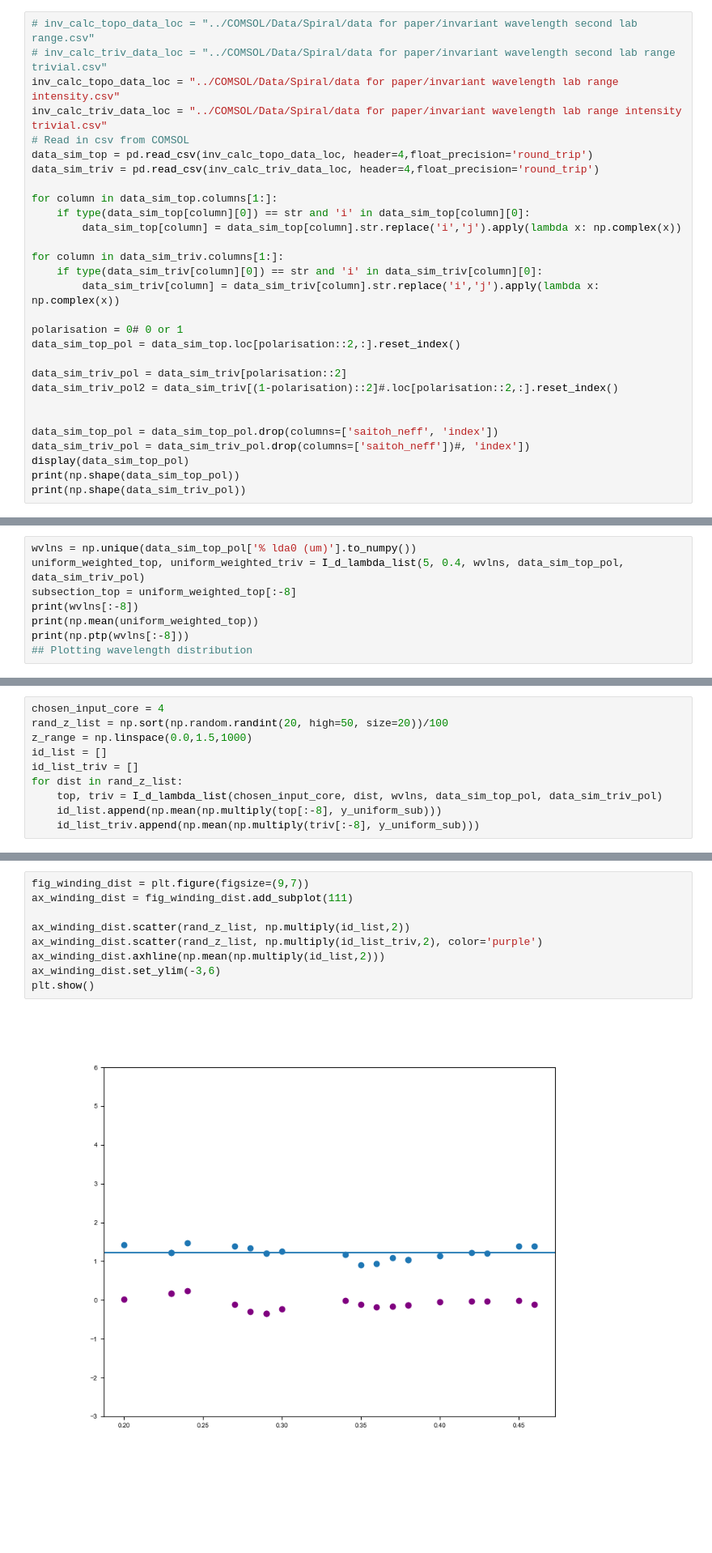
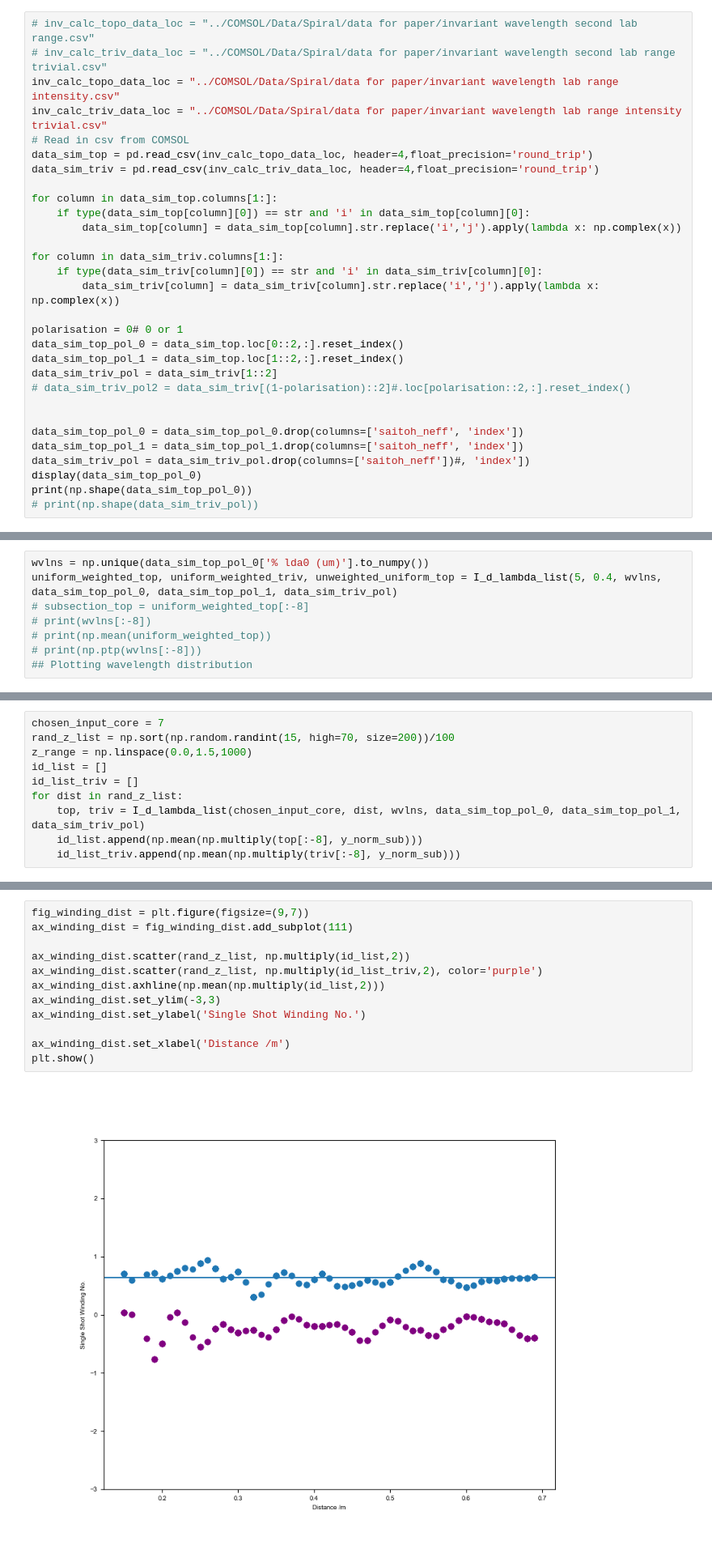
Before and after one commit to NRobertsF91W/PhD-Jupyter-Notebooks, a Jupyter notebook: Single Shot Investigation.ipynb, the cells around one changed output, grey strips where cells are left out. Shown at 81% size. Drawn from its saved outputs; the diff is of its cells as text; blank space fills up the shorter version.

```diff
--- a/Single Shot Investigation.ipynb
+++ b/Single Shot Investigation.ipynb
@@ -44,17 +44,18 @@ for column in data_sim_triv.columns[1:]:
         data_sim_triv[column] = data_sim_triv[column].str.replace('i','j').apply(lambda x: np.complex(x))
 
 polarisation = 0# 0 or 1
-data_sim_top_pol = data_sim_top.loc[polarisation::2,:].reset_index()
-
-data_sim_triv_pol = data_sim_triv[polarisation::2]
-data_sim_triv_pol2 = data_sim_triv[(1-polarisation)::2]#.loc[polarisation::2,:].reset_index()
+data_sim_top_pol_0 = data_sim_top.loc[0::2,:].reset_index()
+data_sim_top_pol_1 = data_sim_top.loc[1::2,:].reset_index()
+data_sim_triv_pol = data_sim_triv[1::2]
+# data_sim_triv_pol2 = data_sim_triv[(1-polarisation)::2]#.loc[polarisation::2,:].reset_index()
 
 
-data_sim_top_pol = data_sim_top_pol.drop(columns=['saitoh_neff', 'index'])
+data_sim_top_pol_0 = data_sim_top_pol_0.drop(columns=['saitoh_neff', 'index'])
+data_sim_top_pol_1 = data_sim_top_pol_1.drop(columns=['saitoh_neff', 'index'])
 data_sim_triv_pol = data_sim_triv_pol.drop(columns=['saitoh_neff'])#, 'index'])
-display(data_sim_top_pol)
-print(np.shape(data_sim_top_pol))
-print(np.shape(data_sim_triv_pol))
+display(data_sim_top_pol_0)
+print(np.shape(data_sim_top_pol_0))
+# print(np.shape(data_sim_triv_pol))
 # %% [output]
 |  | % lda0 (um) | lambda | Core 1 (kg^2*m^4/(s^6*A^2)) | Core 2 (kg^2*m^4/(s^6*A^2)) | Core 3 (kg^2*m^4/(s^6*A^2)) | ... |
 | 0 | 0.597 | 1.457085 | 4.712664e-08 | 6.996086e-07 | 1.123629e-06 | ... |
@@ -201,9 +282,9 @@ def I_d_lambda_list(input_core, distance, wvln_list, topo_df, triv_df):
 # %%
-wvlns = np.unique(data_sim_top_pol['% lda0 (um)'].to_numpy())
-uniform_weighted_top, uniform_weighted_triv = I_d_lambda_list(5, 0.4, wvlns, data_sim_top_pol, data_sim_triv_pol)
-subsection_top = uniform_weighted_top[:-8]
-print(wvlns[:-8])
-print(np.mean(uniform_weighted_top))
-print(np.ptp(wvlns[:-8]))
+wvlns = np.unique(data_sim_top_pol_0['% lda0 (um)'].to_numpy())
+uniform_weighted_top, uniform_weighted_triv, unweighted_uniform_top = I_d_lambda_list(5, 0.4, wvlns, data_sim_top_pol_0, data_sim_top_pol_1, data_sim_triv_pol)
+# subsection_top = uniform_weighted_top[:-8]
+# print(wvlns[:-8])
+# print(np.mean(uniform_weighted_top))
+# print(np.ptp(wvlns[:-8]))
 ## Plotting wavelength distribution
 # %% [output]
@@ -245,12 +332,12 @@ print(2*np.mean(np.multiply(subsection_top, y_uniform_sub)))
 # %% [markdown]
 ## Plotting winding number against wavelength for a chosen core
 # %%
-chosen_input_core = 4
-rand_z_list = np.sort(np.random.randint(20, high=50, size=20))/100
+chosen_input_core = 7
+rand_z_list = np.sort(np.random.randint(15, high=70, size=200))/100
 z_range = np.linspace(0.0,1.5,1000)
 id_list = []
 id_list_triv = []
 for dist in rand_z_list:
-    top, triv = I_d_lambda_list(chosen_input_core, dist, wvlns, data_sim_top_pol, data_sim_triv_pol)
-    id_list.append(np.mean(np.multiply(top[:-8], y_uniform_sub)))
-    id_list_triv.append(np.mean(np.multiply(triv[:-8], y_uniform_sub)))
+    top, triv = I_d_lambda_list(chosen_input_core, dist, wvlns, data_sim_top_pol_0, data_sim_top_pol_1, data_sim_triv_pol)
+    id_list.append(np.mean(np.multiply(top[:-8], y_norm_sub)))
+    id_list_triv.append(np.mean(np.multiply(triv[:-8], y_norm_sub)))
@@ -257,14 +353,17 @@ for dist in rand_z_list:
 # %%
 fig_winding_dist = plt.figure(figsize=(9,7))
 ax_winding_dist = fig_winding_dist.add_subplot(111)
 
 ax_winding_dist.scatter(rand_z_list, np.multiply(id_list,2))
 ax_winding_dist.scatter(rand_z_list, np.multiply(id_list_triv,2), color='purple')
 ax_winding_dist.axhline(np.mean(np.multiply(id_list,2)))
-ax_winding_dist.set_ylim(-3,6)
+ax_winding_dist.set_ylim(-3,3)
+ax_winding_dist.set_ylabel('Single Shot Winding No.')
+
+ax_winding_dist.set_xlabel('Distance /m')
 plt.show()
 # %% [output]
-[figure, old version]
+[figure, new version]
 # %%
 
 osa_data = pd.read_csv('../Fibre Design/Single Shot Data/nathan_flat_spectra_7_11.csv', names=['Wavelength (nm)', 'Intensity'], skiprows=39, float_precision='round_trip')
```
Also changed, not shown: parts of 11 cells of this notebook, 2 other files.
